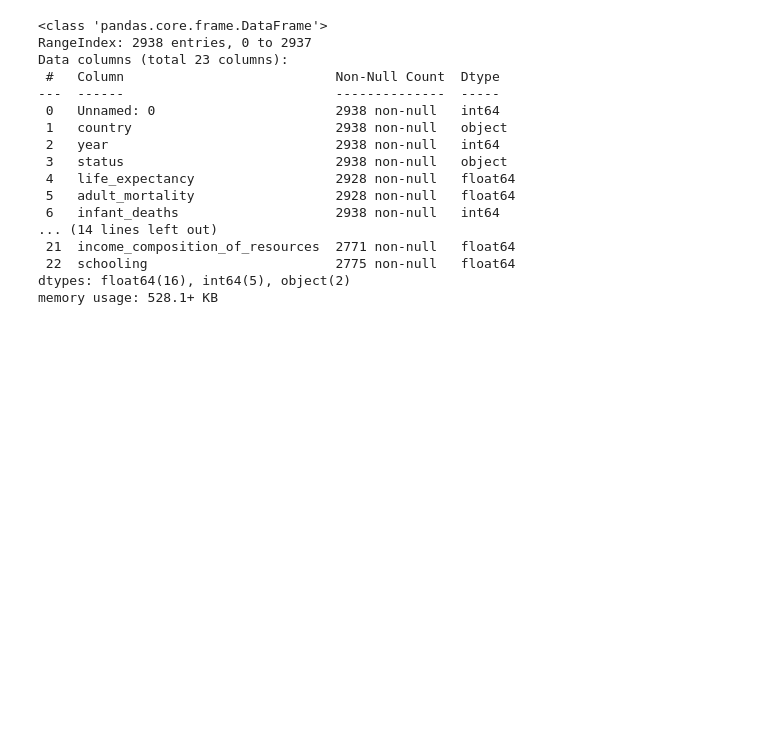
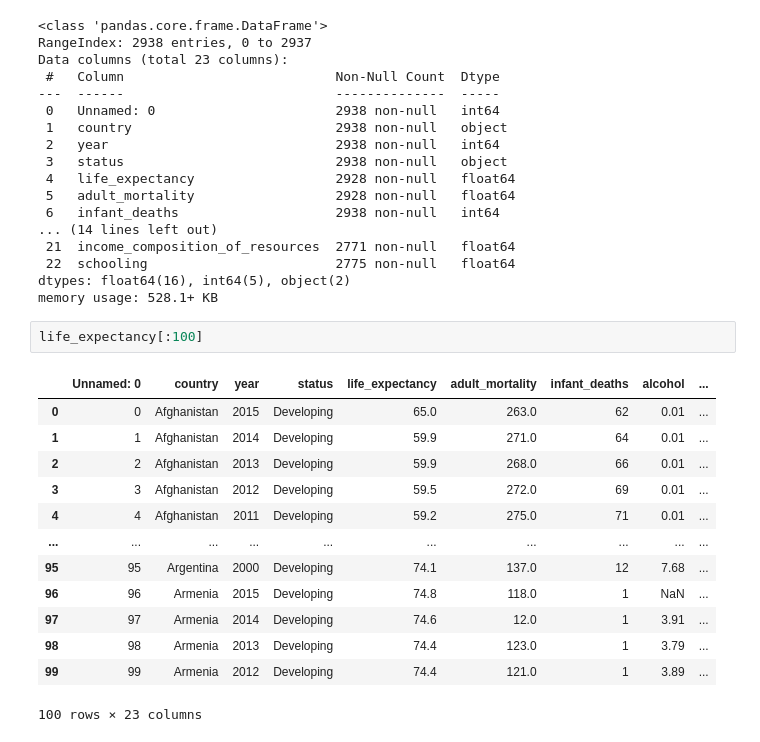
Before and after one commit to GoldenEye37/life-expectancy-prediction-project, a Jupyter notebook: end-to-end-life-expectancy-prediction-project.ipynb, the cells around one changed output. Cells and saved outputs as stored; diff of their text form; blank space fills up the shorter version.

```diff
--- a/end-to-end-life-expectancy-prediction-project.ipynb
+++ b/end-to-end-life-expectancy-prediction-project.ipynb
@@ -85,3 +87,19 @@ Data columns (total 23 columns):
  22  schooling                        2775 non-null   float64
 dtypes: float64(16), int64(5), object(2)
 memory usage: 528.1+ KB
+# %%
+life_expectancy[:100]
+# %% [output]
+|  | Unnamed: 0 | country | year | status | life_expectancy | adult_mortality | infant_deaths | alcohol | ... |
+| 0 | 0 | Afghanistan | 2015 | Developing | 65.0 | 263.0 | 62 | 0.01 | ... |
+| 1 | 1 | Afghanistan | 2014 | Developing | 59.9 | 271.0 | 64 | 0.01 | ... |
+| 2 | 2 | Afghanistan | 2013 | Developing | 59.9 | 268.0 | 66 | 0.01 | ... |
+| 3 | 3 | Afghanistan | 2012 | Developing | 59.5 | 272.0 | 69 | 0.01 | ... |
+| 4 | 4 | Afghanistan | 2011 | Developing | 59.2 | 275.0 | 71 | 0.01 | ... |
+| ... | ... | ... | ... | ... | ... | ... | ... | ... | ... |
+| 95 | 95 | Argentina | 2000 | Developing | 74.1 | 137.0 | 12 | 7.68 | ... |
+| 96 | 96 | Armenia | 2015 | Developing | 74.8 | 118.0 | 1 | NaN | ... |
+| 97 | 97 | Armenia | 2014 | Developing | 74.6 | 12.0 | 1 | 3.91 | ... |
+| 98 | 98 | Armenia | 2013 | Developing | 74.4 | 123.0 | 1 | 3.79 | ... |
+| 99 | 99 | Armenia | 2012 | Developing | 74.4 | 121.0 | 1 | 3.89 | ... |
+100 rows × 23 columns
```
Also changed, not shown: parts of 5 cells of this notebook.
